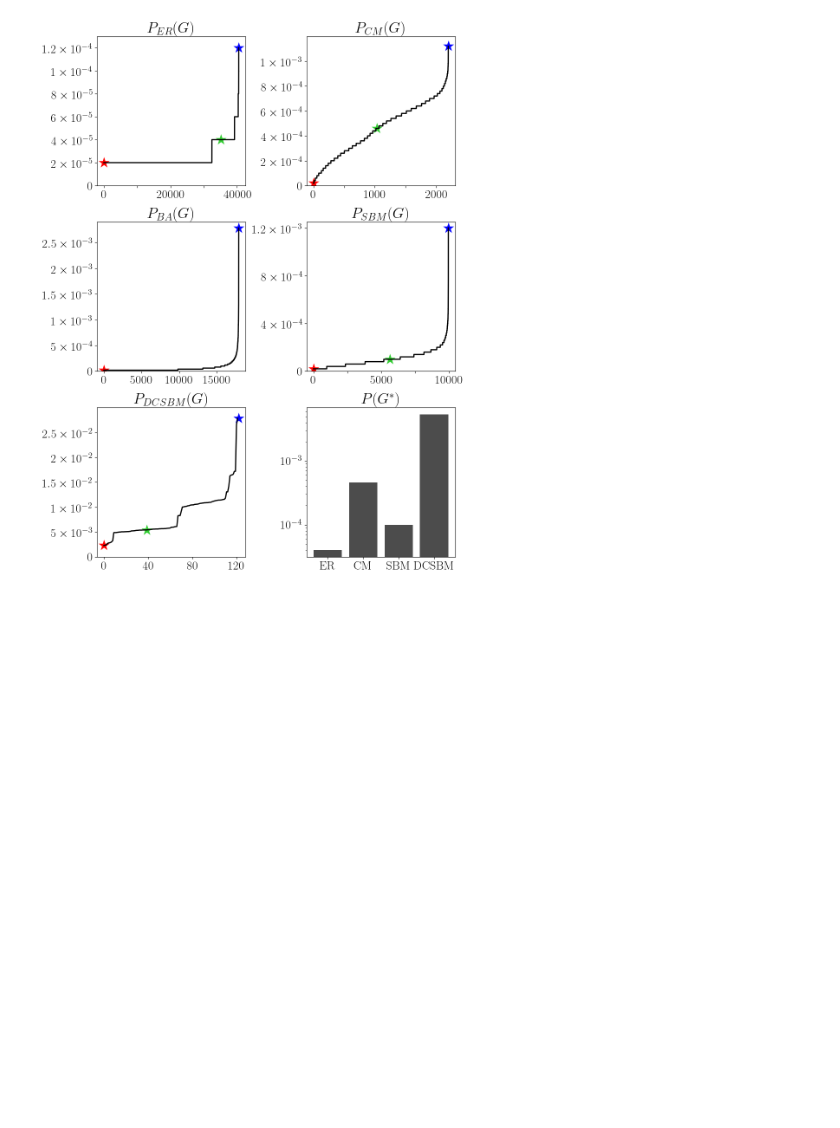
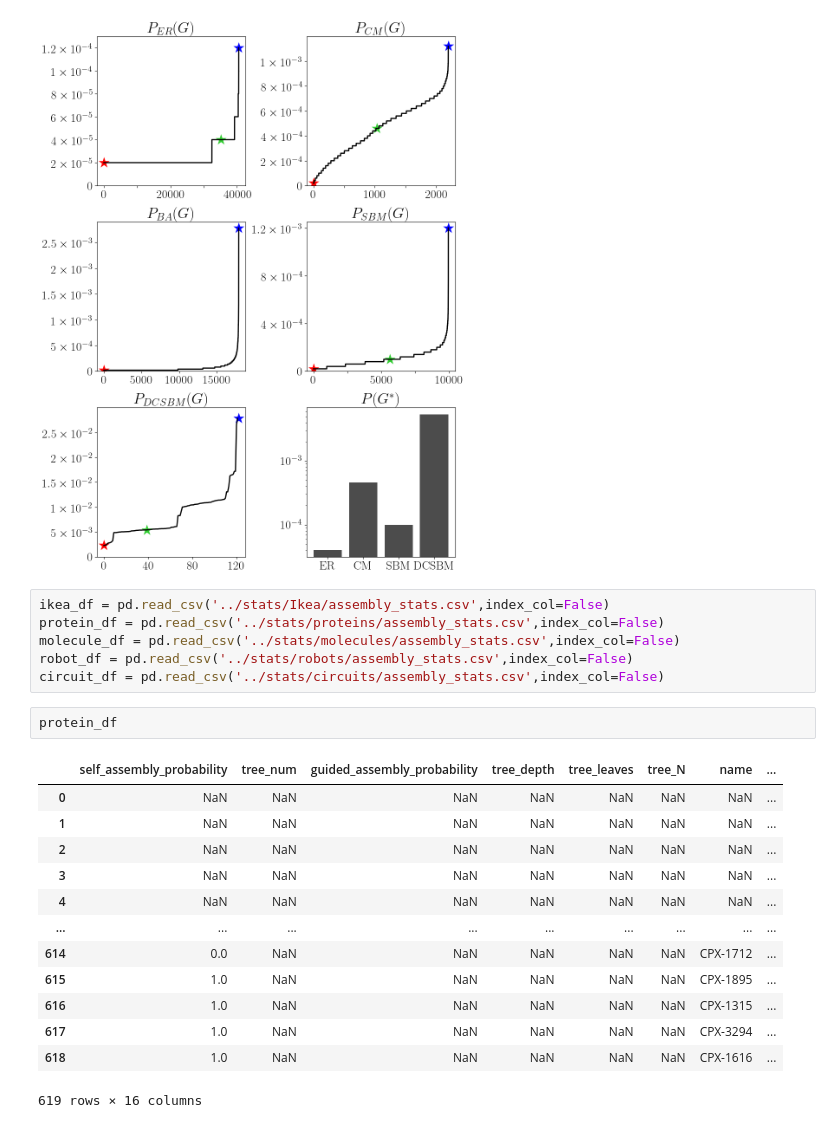
Before and after one commit to coryglover/NetDesign, a Jupyter notebook: notebooks/figs.ipynb, the cells around one changed output. Drawn from its saved outputs; the diff is of its cells as text; blank space fills up the shorter version.

```diff
--- a/notebooks/figs.ipynb
+++ b/notebooks/figs.ipynb
@@ -418,3 +419,25 @@ plt.show()
 # %% [output]
 <Figure size 500x500 with 0 Axes>
 [figure]
+# %%
+ikea_df = pd.read_csv('../stats/Ikea/assembly_stats.csv',index_col=False)
+protein_df = pd.read_csv('../stats/proteins/assembly_stats.csv',index_col=False)
+molecule_df = pd.read_csv('../stats/molecules/assembly_stats.csv',index_col=False)
+robot_df = pd.read_csv('../stats/robots/assembly_stats.csv',index_col=False)
+circuit_df = pd.read_csv('../stats/circuits/assembly_stats.csv',index_col=False)
+# %%
+protein_df
+# %% [output]
+|  | self_assembly_probability | tree_num | guided_assembly_probability | tree_depth | tree_leaves | tree_N | name | ... |
+| 0 | NaN | NaN | NaN | NaN | NaN | NaN | NaN | ... |
+| 1 | NaN | NaN | NaN | NaN | NaN | NaN | NaN | ... |
+| 2 | NaN | NaN | NaN | NaN | NaN | NaN | NaN | ... |
+| 3 | NaN | NaN | NaN | NaN | NaN | NaN | NaN | ... |
+| 4 | NaN | NaN | NaN | NaN | NaN | NaN | NaN | ... |
+| ... | ... | ... | ... | ... | ... | ... | ... | ... |
+| 614 | 0.0 | NaN | NaN | NaN | NaN | NaN | CPX-1712 | ... |
+| 615 | 1.0 | NaN | NaN | NaN | NaN | NaN | CPX-1895 | ... |
+| 616 | 1.0 | NaN | NaN | NaN | NaN | NaN | CPX-1315 | ... |
+| 617 | 1.0 | NaN | NaN | NaN | NaN | NaN | CPX-3294 | ... |
+| 618 | 1.0 | NaN | NaN | NaN | NaN | NaN | CPX-1616 | ... |
+619 rows × 16 columns
```
Also changed, not shown: parts of 5 cells of this notebook.
